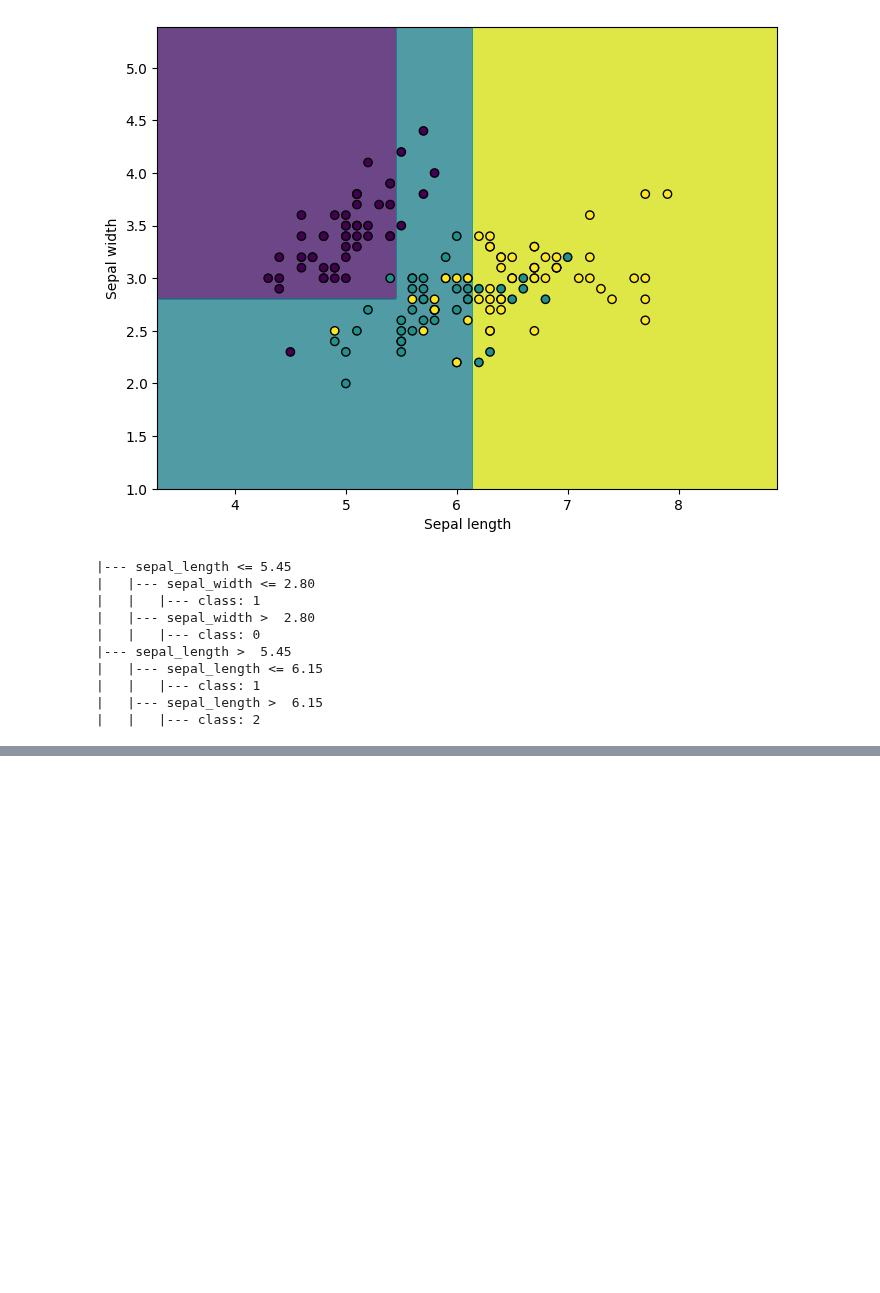
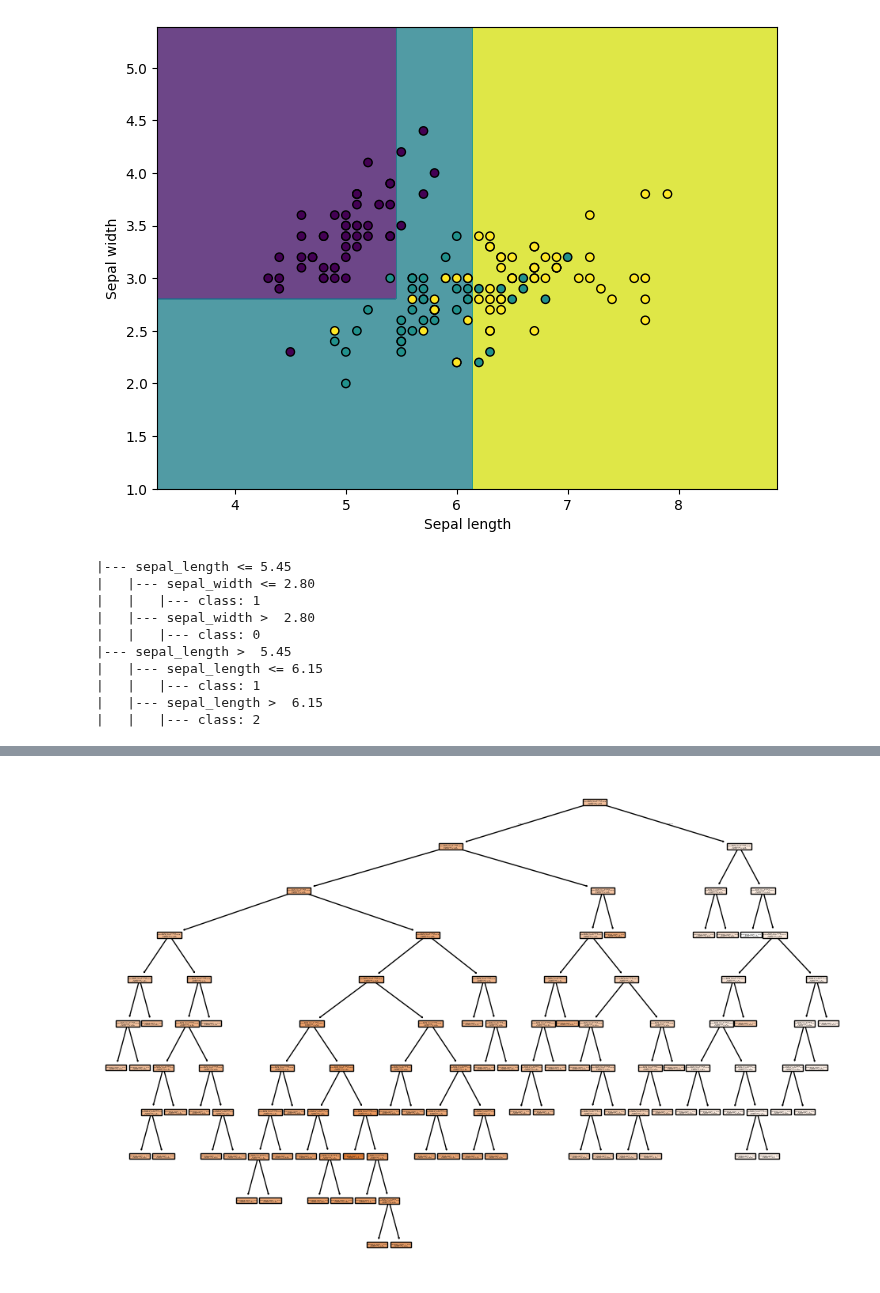
Before and after one commit to vikaskasaudhan786253/Decision-Tree-Algorithm, a Jupyter notebook: decision_tree.ipynb, the cells around one changed output, grey strips where cells are left out. Drawn from its saved outputs; the diff is of its cells as text; code cells hidden in the pictures; blank space fills up the shorter version.

```diff
--- a/decision_tree.ipynb
+++ b/decision_tree.ipynb
@@ -219,0 +251,7 @@ print(r)
+# %%
+from sklearn.tree import plot_tree
+plt.figure(figsize=(12,8))
+plot_tree(regressor,filled=True)
+plt.show()
+# %% [output]
+[figure, added]
```
Also changed, not shown: parts of 9 cells of this notebook, 1 other file.
